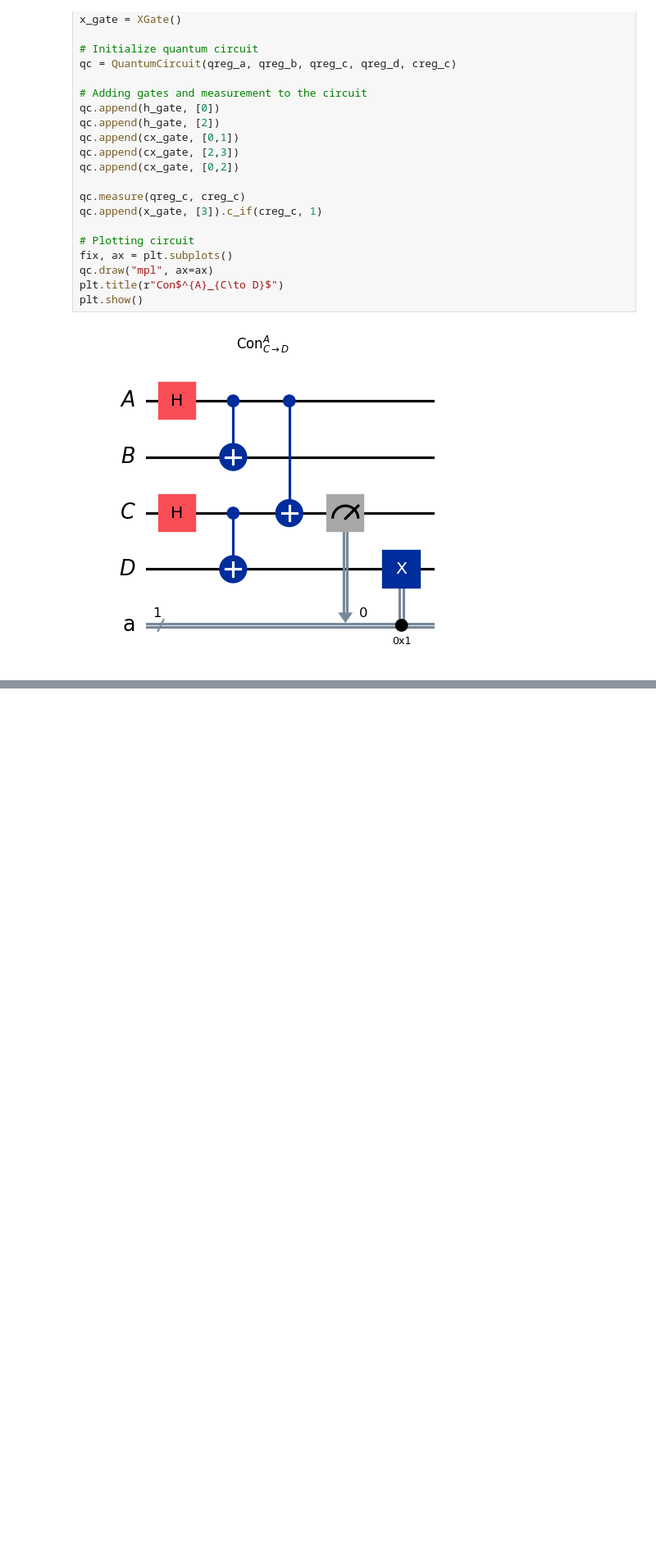
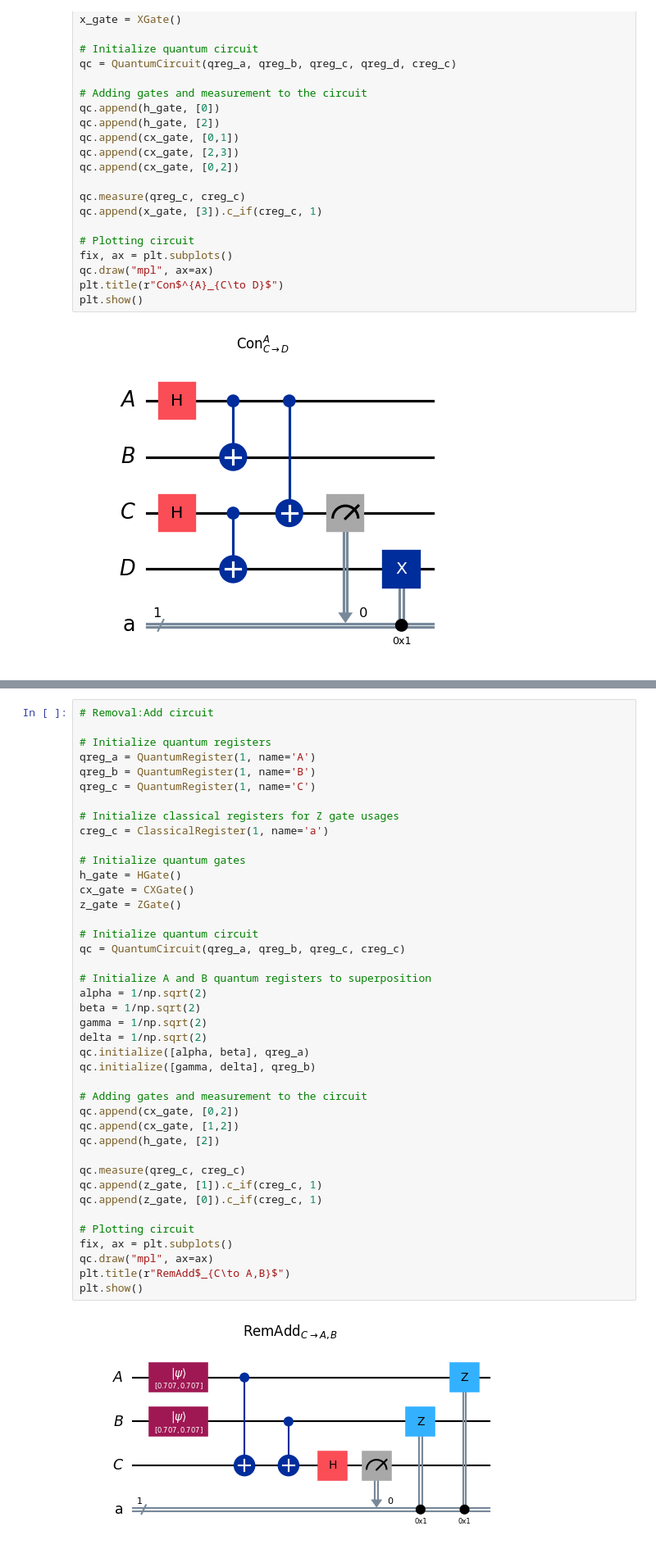
Before and after one commit to NagyTamas0122/QuantumNetworkCoding, a Jupyter notebook: QNC.ipynb, the cells around one changed output, grey strips where cells are left out. Shown at 82% size. Cells and saved outputs as stored; diff of their text form; blank space fills up the shorter version.

```diff
--- a/QNC.ipynb
+++ b/QNC.ipynb
@@ -139,0 +175,43 @@ plt.show()
+# %%
+# Removal:Add circuit
+
+# Initialize quantum registers
+qreg_a = QuantumRegister(1, name='A')
+qreg_b = QuantumRegister(1, name='B')
+qreg_c = QuantumRegister(1, name='C')
+
+# Initialize classical registers for Z gate usages
+creg_c = ClassicalRegister(1, name='a')
+
+# Initialize quantum gates
+h_gate = HGate()
+cx_gate = CXGate()
+z_gate = ZGate()
+
+# Initialize quantum circuit
+qc = QuantumCircuit(qreg_a, qreg_b, qreg_c, creg_c)
+
+# Initialize A and B quantum registers to superposition
+alpha = 1/np.sqrt(2)
+beta = 1/np.sqrt(2)
+gamma = 1/np.sqrt(2)
+delta = 1/np.sqrt(2)
+qc.initialize([alpha, beta], qreg_a)
+qc.initialize([gamma, delta], qreg_b)
+
+# Adding gates and measurement to the circuit
+qc.append(cx_gate, [0,2])
+qc.append(cx_gate, [1,2])
+qc.append(h_gate, [2])
+
+qc.measure(qreg_c, creg_c)
+qc.append(z_gate, [1]).c_if(creg_c, 1)
+qc.append(z_gate, [0]).c_if(creg_c, 1)
+
+# Plotting circuit
+fix, ax = plt.subplots()
+qc.draw("mpl", ax=ax)
+plt.title(r"RemAdd$_{C\to A,B}$")
+plt.show()
+# %% [output]
+[figure, added]
```
Also changed, not shown: parts of 4 cells of this notebook.
